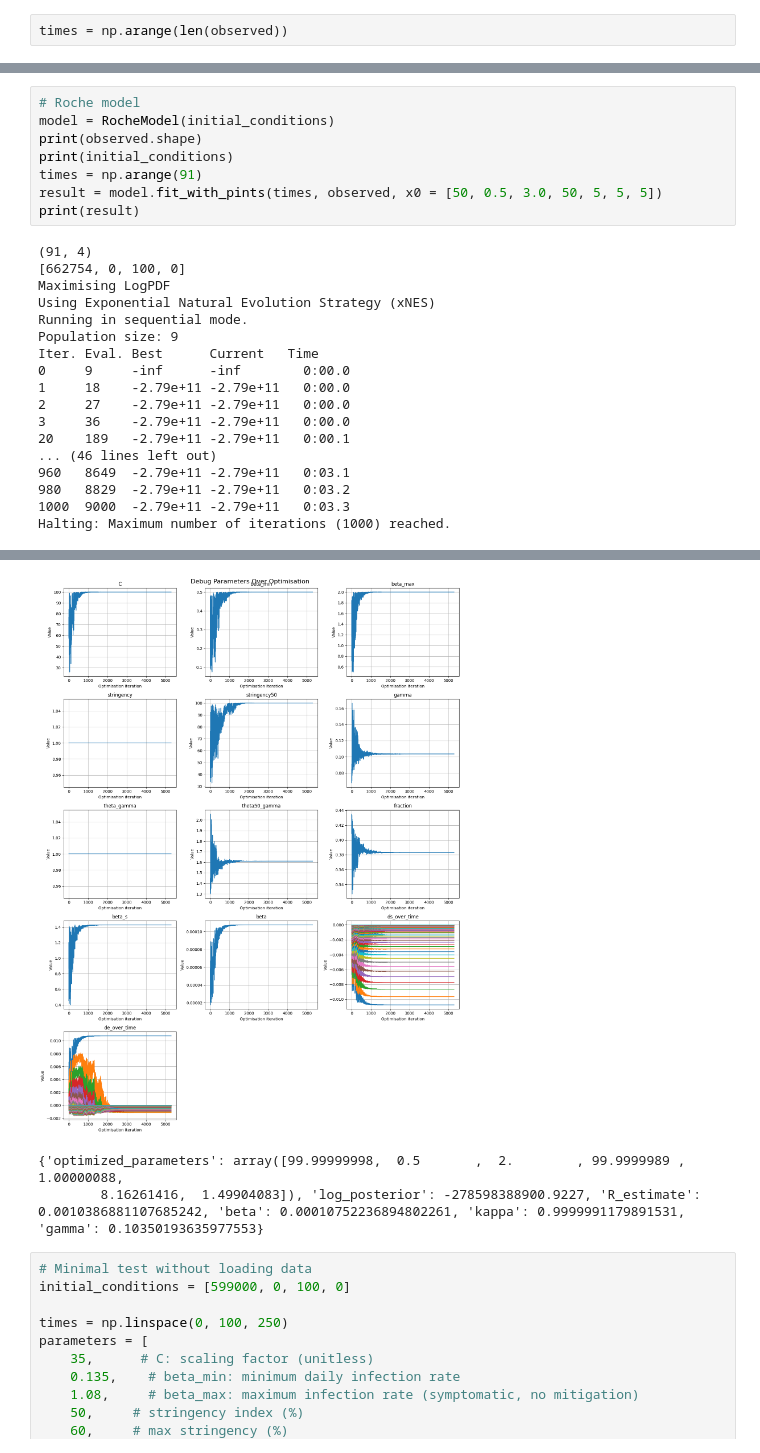
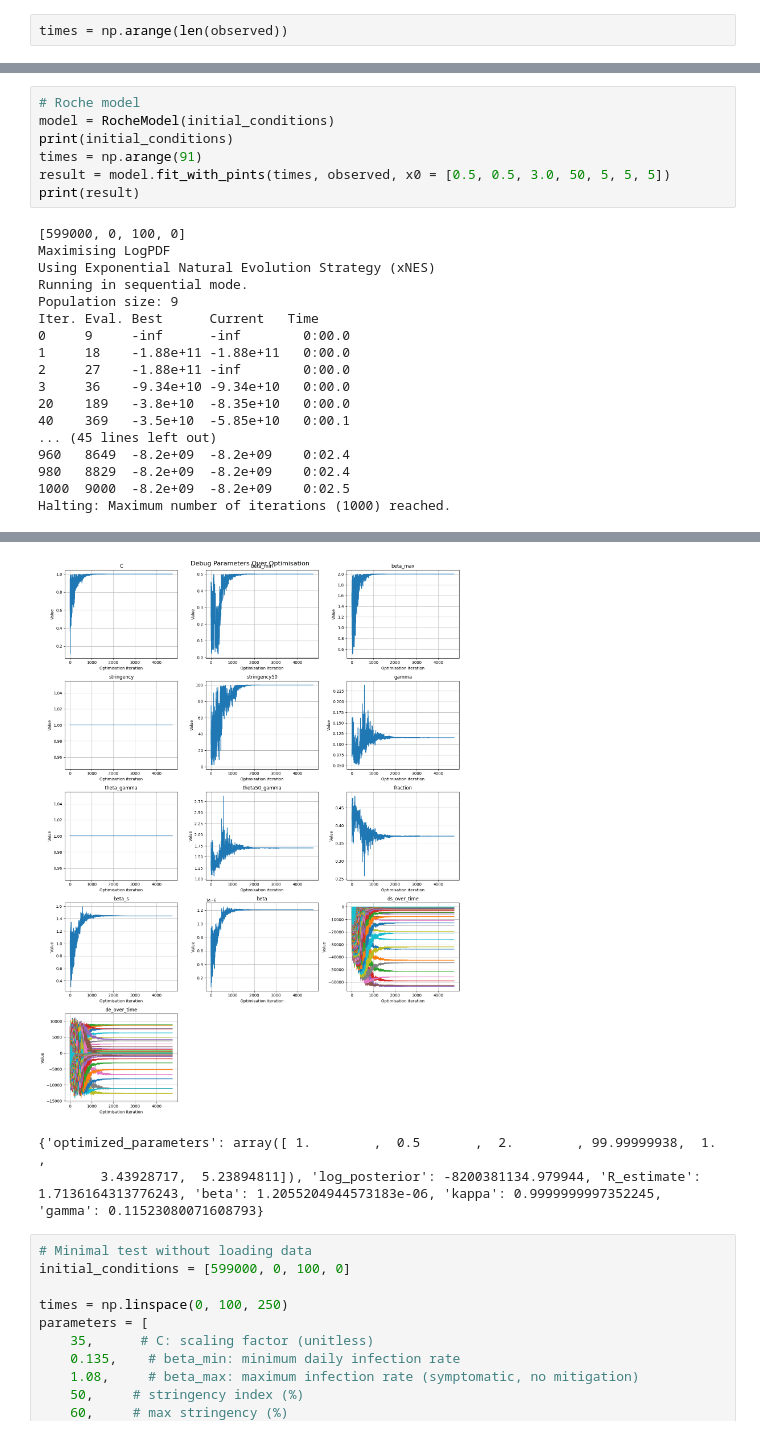
Before and after one commit to Kemuk/first_rotation, a Jupyter notebook: roche_vs_SEIR.ipynb, the cells around one changed output, grey strips where cells are left out. Saved outputs shown, nothing was run; the diff lists cells and outputs as text.

```diff
--- a/roche_vs_SEIR.ipynb
+++ b/roche_vs_SEIR.ipynb
@@ -39,26 +39,25 @@ Halting: No significant change for 200 iterations.
 # %%
 # Roche model
 model = RocheModel(initial_conditions)
-print(observed.shape)
 print(initial_conditions)
 times = np.arange(91)
-result = model.fit_with_pints(times, observed, x0 = [50, 0.5, 3.0, 50, 5, 5, 5])
+result = model.fit_with_pints(times, observed, x0 = [0.5, 0.5, 3.0, 50, 5, 5, 5])
 print(result)
 # %% [output]
-(91, 4)
-[662754, 0, 100, 0]
+[599000, 0, 100, 0]
 Maximising LogPDF
 Using Exponential Natural Evolution Strategy (xNES)
 Running in sequential mode.
 Population size: 9
 Iter. Eval. Best      Current   Time
 0     9     -inf      -inf        0:00.0
-1     18    -2.79e+11 -2.79e+11   0:00.0
-2     27    -2.79e+11 -2.79e+11   0:00.0
-3     36    -2.79e+11 -2.79e+11   0:00.0
-20    189   -2.79e+11 -2.79e+11   0:00.1
-... (46 lines left out)
-960   8649  -2.79e+11 -2.79e+11   0:03.1
-980   8829  -2.79e+11 -2.79e+11   0:03.2
-1000  9000  -2.79e+11 -2.79e+11   0:03.3
+1     18    -1.88e+11 -1.88e+11   0:00.0
+2     27    -1.88e+11 -inf        0:00.0
+3     36    -9.34e+10 -9.34e+10   0:00.0
+20    189   -3.8e+10  -8.35e+10   0:00.0
+40    369   -3.5e+10  -5.85e+10   0:00.1
+... (45 lines left out)
+960   8649  -8.2e+09  -8.2e+09    0:02.4
+980   8829  -8.2e+09  -8.2e+09    0:02.4
+1000  9000  -8.2e+09  -8.2e+09    0:02.5
 Halting: Maximum number of iterations (1000) reached.
@@ -66,6 +65,6 @@ Halting: Maximum number of iterations (1000) reached.
-[figure, old version]
+[figure, new version]
-{'optimized_parameters': array([99.99999998,  0.5       ,  2.        , 99.9999989 ,  1.00000088,
-        8.16261416,  1.49904083]), 'log_posterior': -278598388900.9227, 'R_estimate': 0.0010386881107685242, 'beta': 0.00010752236894802261, 'kappa': 0.9999991179891531, 'gamma': 0.10350193635977553}
+{'optimized_parameters': array([ 1.        ,  0.5       ,  2.        , 99.99999938,  1.        ,
+        3.43928717,  5.23894811]), 'log_posterior': -8200381134.979944, 'R_estimate': 1.7136164313776243, 'beta': 1.2055204944573183e-06, 'kappa': 0.9999999997352245, 'gamma': 0.11523080071608793}
 # %%
 # Minimal test without loading data
 initial_conditions = [599000, 0, 100, 0]
```
Also changed, not shown: parts of 2 cells of this notebook, 1 other file.
